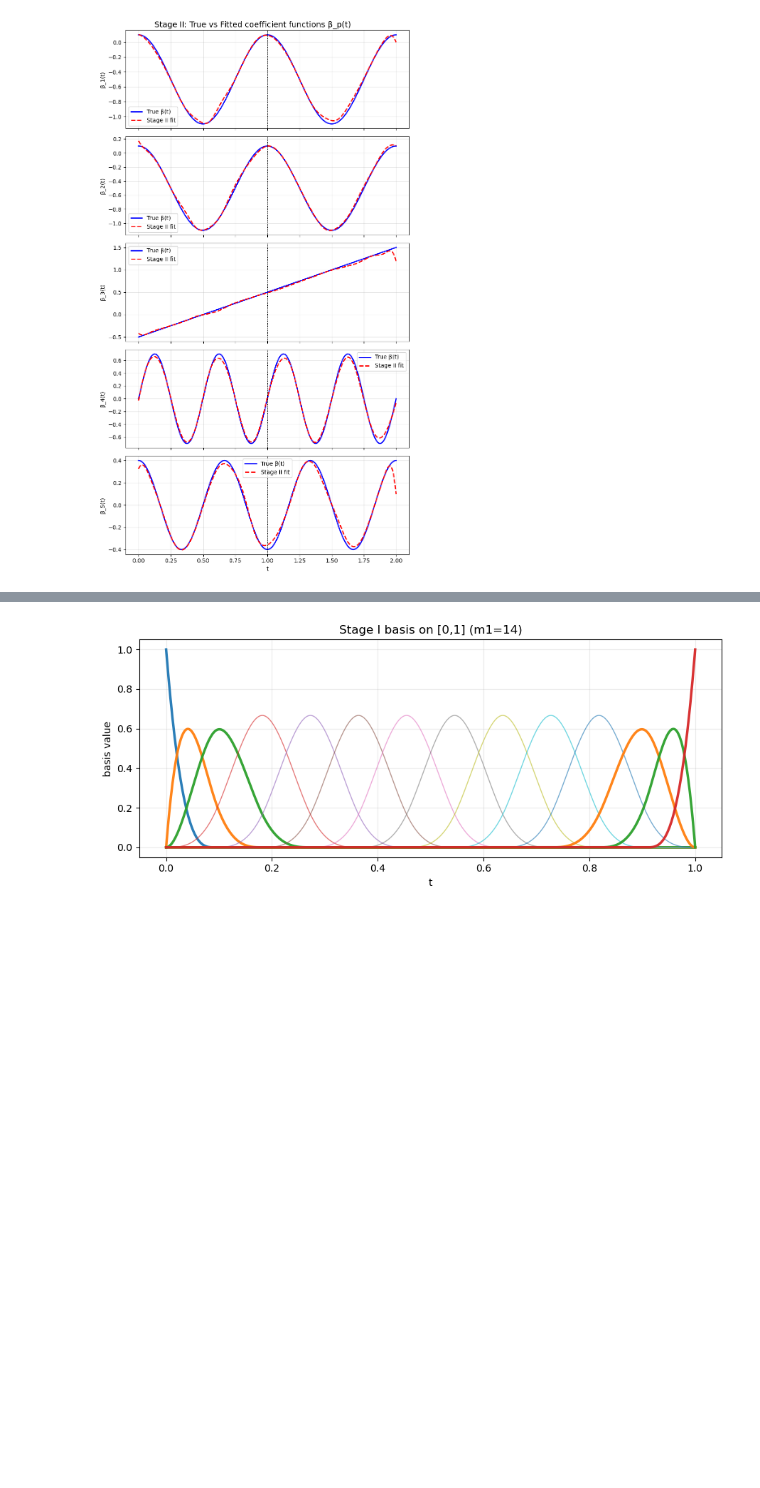
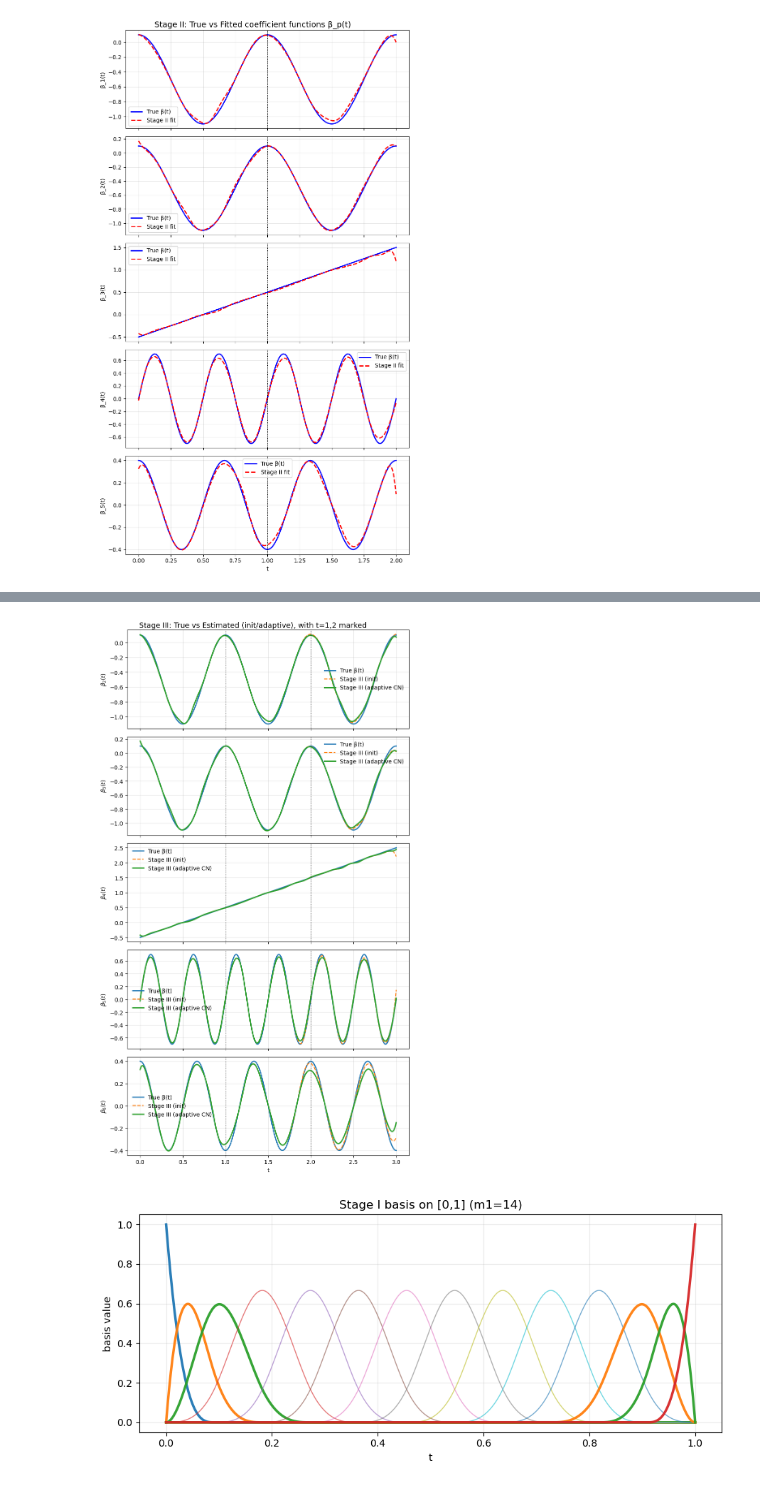
Before and after one commit to nidhogghs/spline, a Jupyter notebook: ED_spline.ipynb, the cells around one changed output, grey strips where cells are left out. Saved outputs shown, nothing was run; the diff lists cells and outputs as text; code cells hidden in the pictures; blank space fills up the shorter version.

```diff
--- a/ED_spline.ipynb
+++ b/ED_spline.ipynb
@@ -524,3 +692,50 @@ plt.tight_layout(); plt.show()
+# %%
+# ========================== 阶段 III：True vs Estimate 可视化对比 ==========================
+# 说明：
+# - [0,1] 段：沿用 Stage I 的真值口径（true_funcs 接收 u∈[0,1]）
+# - (1,3] 段：沿用 Stage II/III 的真值口径（true_funcs 接收 t）
+
+# 构造真值曲线（按你的数据生成口径分段）
+funcs_I  = true_funcs()   # 用于 [0,1]，输入 u=t
+funcs_II = true_funcs()   # 用于 (1,3]，输入 t
+
+t_dense = np.linspace(0.0, 3.0, 1200)
+beta_true_dense = np.zeros((t_dense.size, P))
+
+mask_I  = (t_dense <= 1.0)
+mask_II = ~mask_I  # (1, 3]
+
+# 为信号组填充真值；其余（非信号组）保持 0
+for j, idx in enumerate(signal_idx):
+    # [0,1] 段：以 u=t 进入 Stage I 的 true_funcs
+    beta_true_dense[mask_I, idx]  = funcs_I[j % len(funcs_I)](t_dense[mask_I])
+    # (1,3] 段：以原始 t 进入 Stage II/III 的 true_funcs
+    beta_true_dense[mask_II, idx] = funcs_II[j % len(funcs_II)](t_dense[mask_II])
+
+# 估计曲线（使用 Stage III 的系数；建议用自适应解 coef3_ad）
+B_eval3_dense = bspline_design_matrix(t_dense, knots3, k)
+betahat3_dense_init = np.column_stack([B_eval3_dense @ coef3[p]    for p in range(P)])
+betahat3_dense_ad   = np.column_stack([B_eval3_dense @ coef3_ad[p] for p in range(P)])
+
+# 画图：对前 r 个有效组（与前述 r 定义一致）
+r = min(len(signal_idx), 5)
+fig, axs = plt.subplots(r, 1, figsize=(8, 2.2*r + 3), sharex=True)
+for ax, p in zip(axs, signal_idx[:r]):
+    ax.plot(t_dense, beta_true_dense[:, p],        lw=2.0, label='True β(t)')
+    ax.plot(t_dense, betahat3_dense_init[:, p], '--', lw=1.6, label='Stage III (init)')
+    ax.plot(t_dense, betahat3_dense_ad[:, p],      lw=2.2, label='Stage III (adaptive CN)')
+    ax.axvline(1.0, color='k', ls=':', lw=1.0)
+    ax.axvline(2.0, color='k', ls=':', lw=1.0)
+    ax.set_ylabel(f"$\\beta_{p+1}(t)$")
+    ax.grid(alpha=0.3)
+    ax.legend(frameon=False)
+
+axs[-1].set_xlabel("t")
+fig.suptitle("Stage III: True vs Estimated (init/adaptive), with t=1,2 marked", fontsize=13)
+plt.tight_layout()
+plt.show()
+# %% [output]
+[figure, added]
 # %%
 import numpy as np
 import matplotlib.pyplot as plt
```
Also changed, not shown: parts of 2 cells of this notebook.
